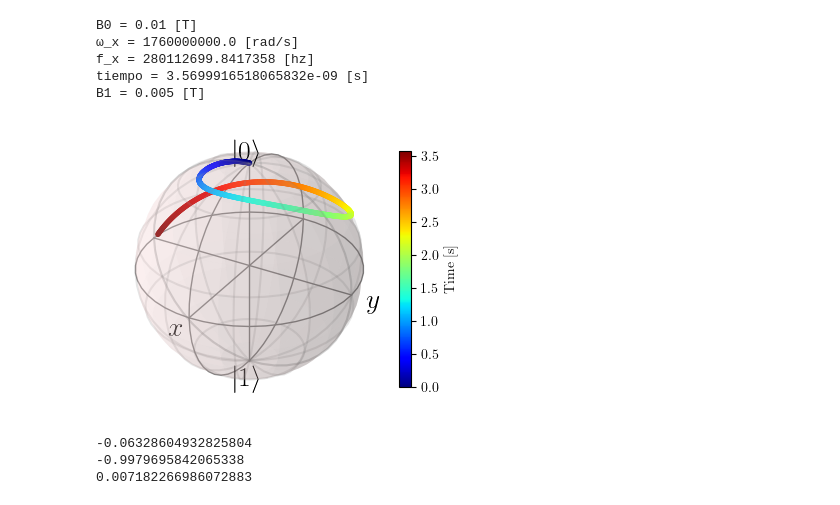
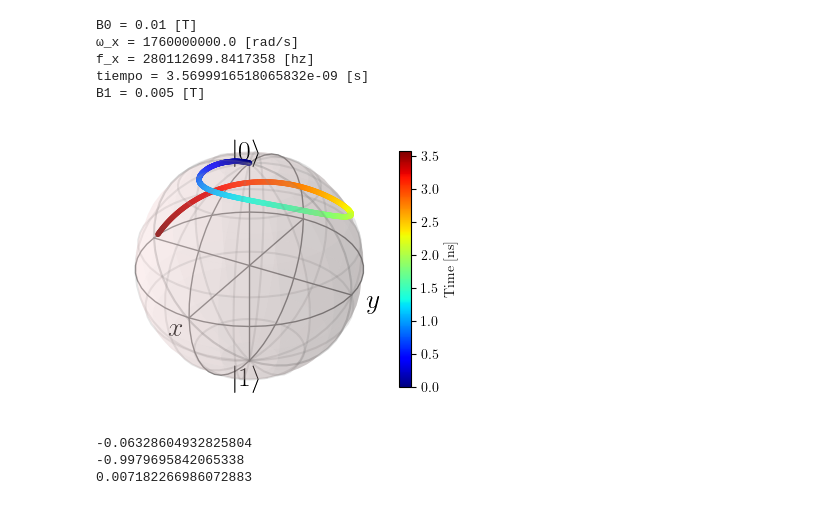
Before and after one commit to 6arlos6/QML_with_spins_using_DRU_algorithm, a Jupyter notebook: test_2_quantum_processor_model.ipynb, the cells around one changed output. Saved outputs shown, nothing was run; the diff lists cells and outputs as text; code cells hidden in the pictures.

Commit message:
"cambios en plot expectation defs"

```diff
--- a/test_2_quantum_processor_model.ipynb
+++ b/test_2_quantum_processor_model.ipynb
@@ -209,34 +207,34 @@ output_time = mesolve(H, up, tlist, c_ops, e_ops, args)
 # %%
 ## create Bloch sphere instance ##
 fig = plt.figure(constrained_layout=True)
 ax1 = fig.add_subplot(1, 2, 1, projection='3d')
 b = Bloch()
 b.axes = ax1
 b.fig = fig
 ## normalize colors to times in tlist ##
 nrm = mpl.colors.Normalize(0, delt_t*1e9)
 colors = cm.jet(nrm(tlist)*1e9)
 ## add data points from expectation values ##
 b.add_points([output_time.expect[0],output_time.expect[1],output_time.expect[2]],'m')
 ## customize sphere properties ##
 b.point_color=list(colors)
 b.point_marker=['o']
 b.point_size=[8]
 b.view=[-9,11]
 b.zlpos=[1.1,-1.2]
 b.zlabel=[r"$\left| 0 \right\rangle $", r"$\left| 1 \right\rangle$"]
 ## plot sphere ##
 ## Add color bar ##
 sm = plt.cm.ScalarMappable(cmap=cm.jet, norm=nrm)
 sm.set_array([])  # You need to set a dummy array for the right scaling
 cbar = plt.colorbar(sm, ax = ax1, orientation='vertical', shrink=0.5)
-cbar.set_label('Time [s]')
+cbar.set_label('Time [ns]')
 b.render()
 path_to_save_img = os.path.join("results_of_test","test_2","Rx_without_RWA.pdf")
 plt.savefig(path_to_save_img , format='pdf', bbox_inches = 'tight')
 plt.show()
 # %% [output]
-[figure, old version]
+[figure, new version]
 # %%
 print(output_time.expect[0][-1])
 print(output_time.expect[1][-1])
```
Also changed, not shown: parts of 4 cells of this notebook, 19 other files.
